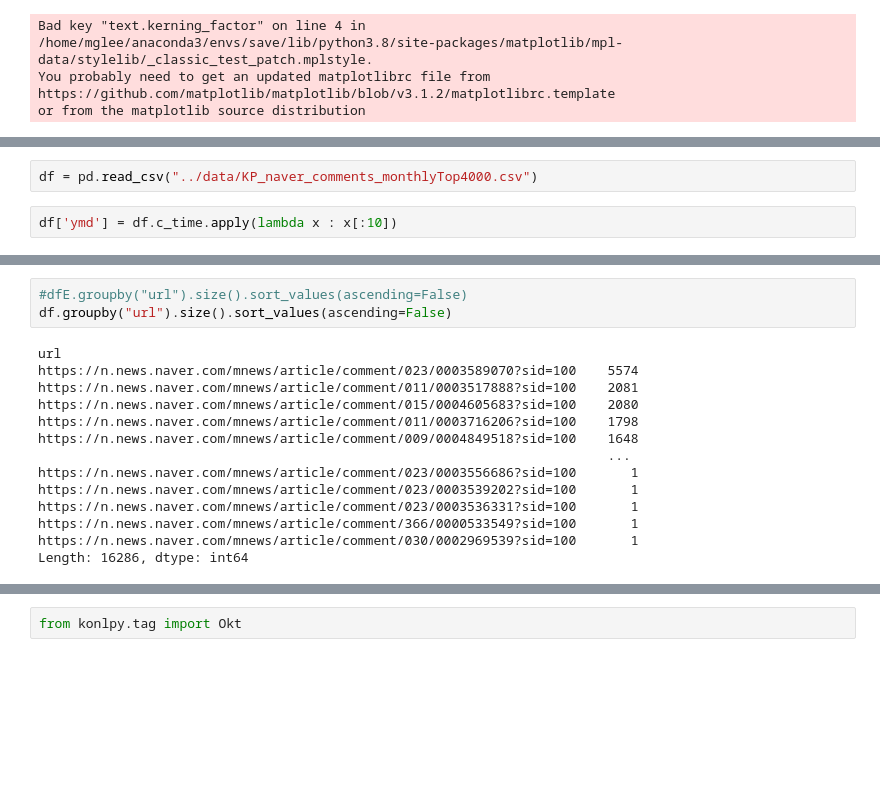
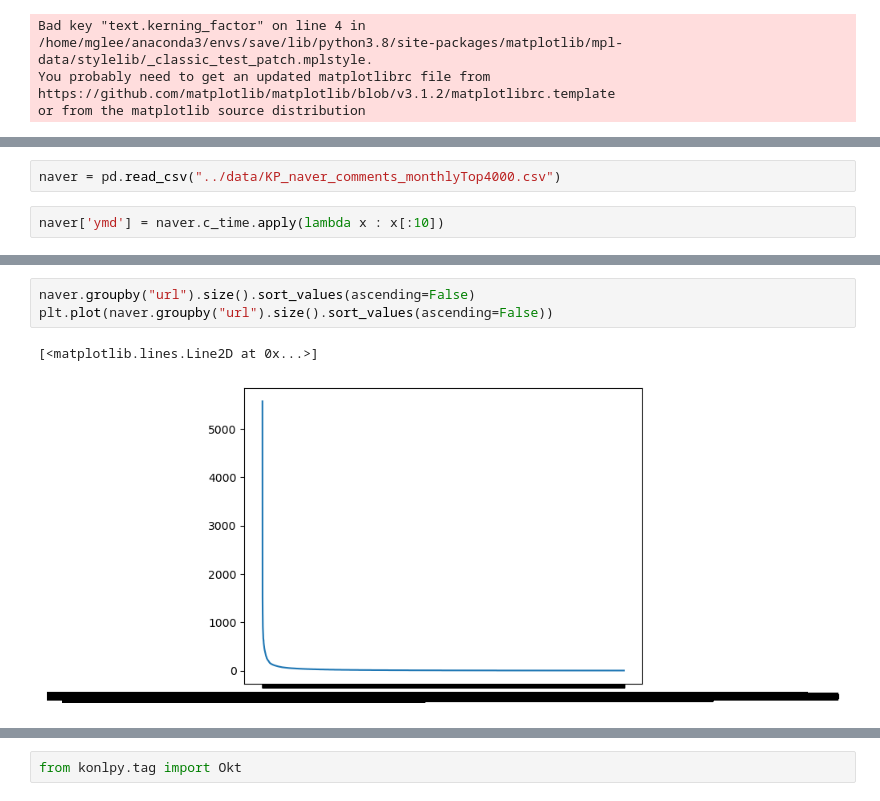
Before and after one commit to mglee815/KakaoPay_ESG, a Jupyter notebook: code/data_check.ipynb, the cells around one changed output, grey strips where cells are left out. Cells and saved outputs as stored; diff of their text form; blank space fills up the shorter version.

```diff
--- a/code/data_check.ipynb
+++ b/code/data_check.ipynb
@@ -10,5 +44,5 @@ or from the matplotlib source distribution
 # %%
-df = pd.read_csv("../data/KP_naver_comments_monthlyTop4000.csv")
+naver = pd.read_csv("../data/KP_naver_comments_monthlyTop4000.csv")
 # %%
-df['ymd'] = df.c_time.apply(lambda x : x[:10])
+naver['ymd'] = naver.c_time.apply(lambda x : x[:10])
 # %%
@@ -47,20 +80,9 @@ df[df['ymd'] == '2022-10-16']
 | 326193 | 326193 | 105 | 이종호 장관, SK 판교 데이터센터 현장 점검…국민 불편 드... | https://n.news.naver.com/mnews/ar... | 기업들은 밥줄인데 니네보다 더지금 사활걸고 할꺼야 가서 걸리... | 0.0 | 1Bsah | nang**** | 7.0 | 2.0 | ... |
 13334 rows × 14 columns
 # %%
-#dfE.groupby("url").size().sort_values(ascending=False)
-df.groupby("url").size().sort_values(ascending=False)
+naver.groupby("url").size().sort_values(ascending=False)
+plt.plot(naver.groupby("url").size().sort_values(ascending=False))
 # %% [output]
-url
-https://n.news.naver.com/mnews/article/comment/023/0003589070?sid=100    5574
-https://n.news.naver.com/mnews/article/comment/011/0003517888?sid=100    2081
-https://n.news.naver.com/mnews/article/comment/015/0004605683?sid=100    2080
-https://n.news.naver.com/mnews/article/comment/011/0003716206?sid=100    1798
-https://n.news.naver.com/mnews/article/comment/009/0004849518?sid=100    1648
-                                                                         ...
-https://n.news.naver.com/mnews/article/comment/023/0003556686?sid=100       1
-https://n.news.naver.com/mnews/article/comment/023/0003539202?sid=100       1
-https://n.news.naver.com/mnews/article/comment/023/0003536331?sid=100       1
-https://n.news.naver.com/mnews/article/comment/366/0000533549?sid=100       1
-https://n.news.naver.com/mnews/article/comment/030/0002969539?sid=100       1
-Length: 16286, dtype: int64
+[<matplotlib.lines.Line2D at 0x...>]
+[figure, added]
 # %%
```
Also changed, not shown: parts of 76 cells of this notebook, 5 other files.
